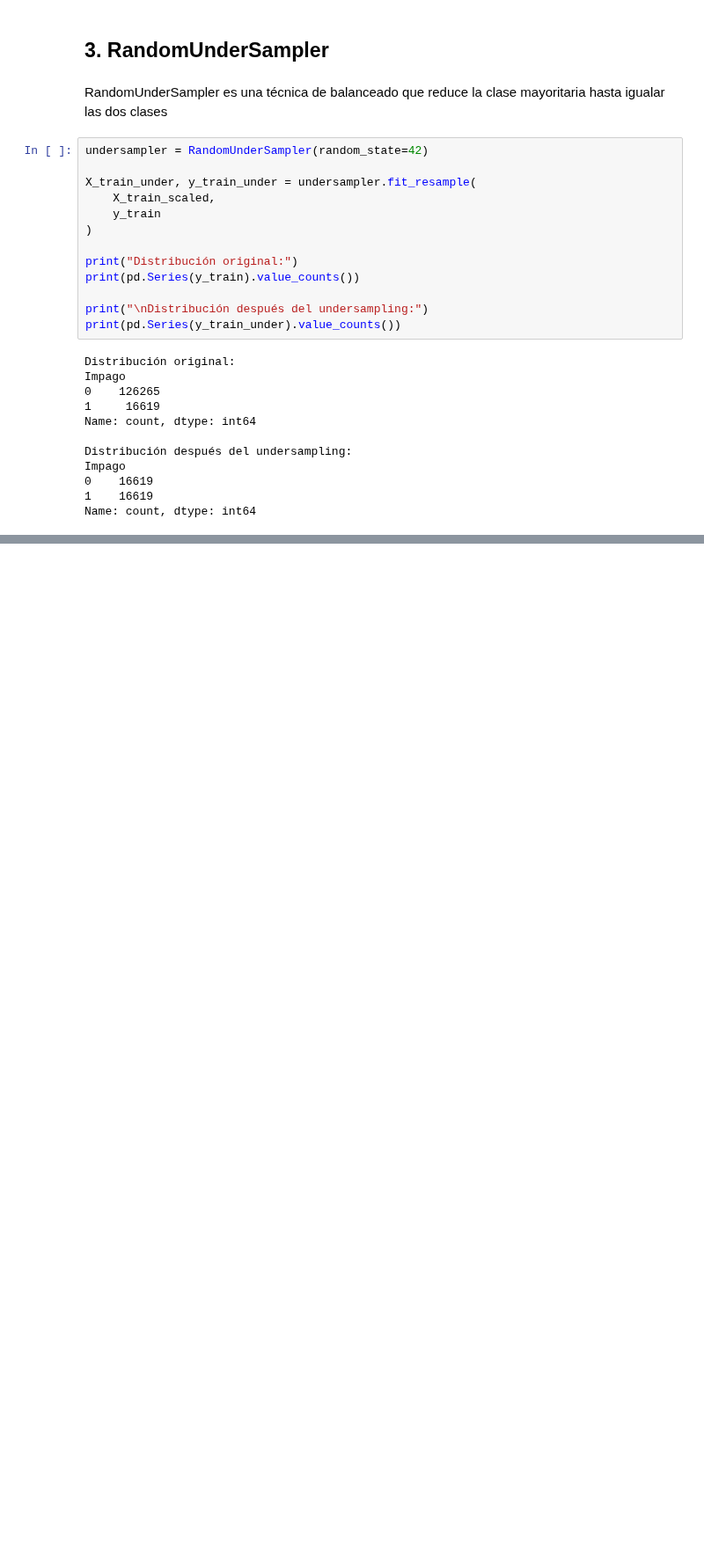
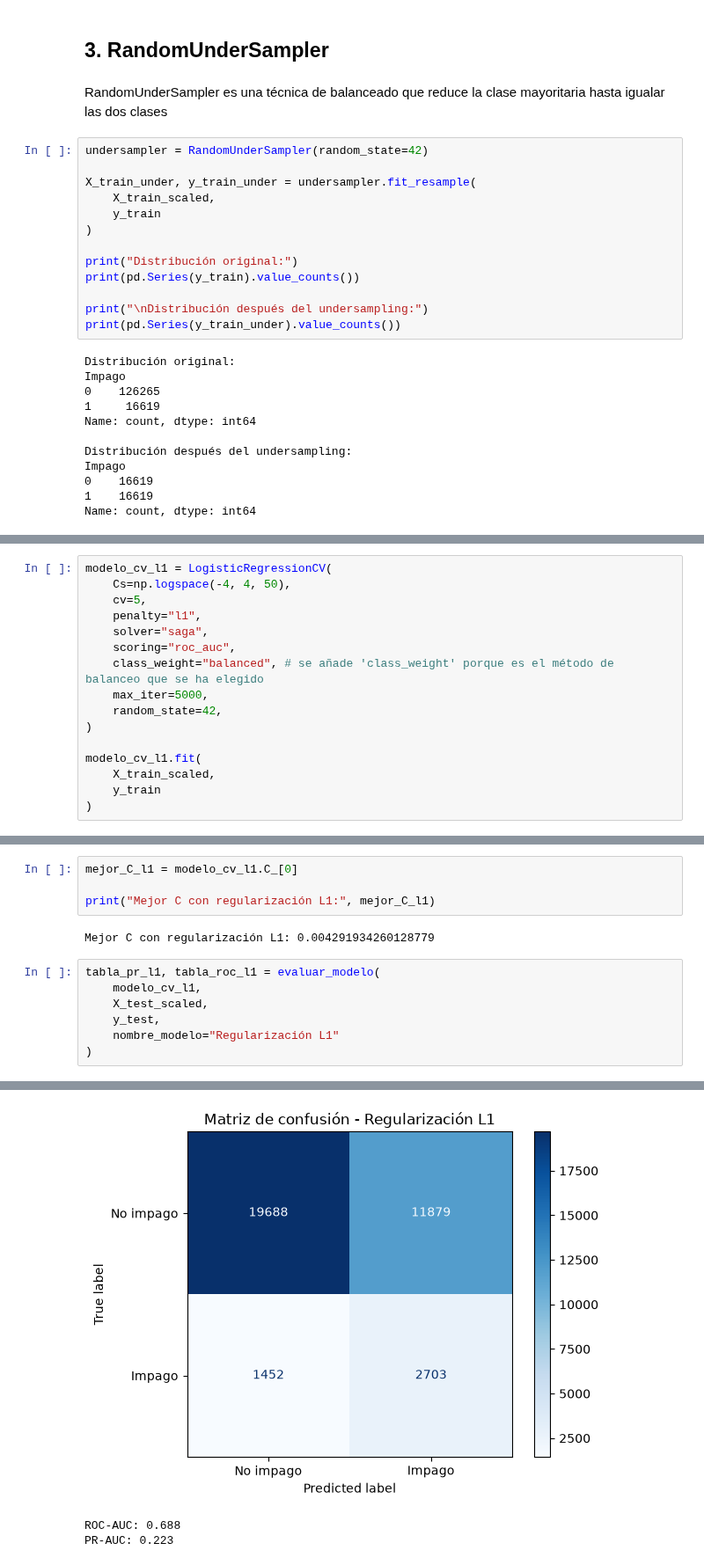
Before and after one commit to izarozubia-max/RETO5, a Jupyter notebook: prediccion_prima_balanceo.ipynb, the cells around one changed output, grey strips where cells are left out. Shown at 88% size. Cells and saved outputs as stored; diff of their text form; blank space fills up the shorter version.

```diff
--- a/prediccion_prima_balanceo.ipynb
+++ b/prediccion_prima_balanceo.ipynb
@@ -546,0 +631,16 @@ Una vez añadidas estas variables, se volverán a ajustar los modelos utilizando
+# %%
+modelo_cv_l1 = LogisticRegressionCV(
+    Cs=np.logspace(-4, 4, 50),
+    cv=5,
+    penalty="l1",
+    solver="saga",
+    scoring="roc_auc",
+    class_weight="balanced", # se añade 'class_weight' porque es el método de balanceo que se ha elegido
+    max_iter=5000,
+    random_state=42,
+)
+
+modelo_cv_l1.fit(
+    X_train_scaled,
+    y_train
+)
@@ -546,0 +661,14 @@ Una vez añadidas estas variables, se volverán a ajustar los modelos utilizando
+# %%
+mejor_C_l1 = modelo_cv_l1.C_[0]
+
+print("Mejor C con regularización L1:", mejor_C_l1)
+# %% [output]
+Mejor C con regularización L1: 0.004291934260128779
+# %%
+tabla_pr_l1, tabla_roc_l1 = evaluar_modelo(
+    modelo_cv_l1,
+    X_test_scaled,
+    y_test,
+    nombre_modelo="Regularización L1"
+)
+# %% [output]
@@ -546,0 +695,3 @@ Una vez añadidas estas variables, se volverán a ajustar los modelos utilizando
+[figure, added]
+ROC-AUC: 0.688
+PR-AUC: 0.223
```
Also changed, not shown: parts of 19 cells of this notebook.
